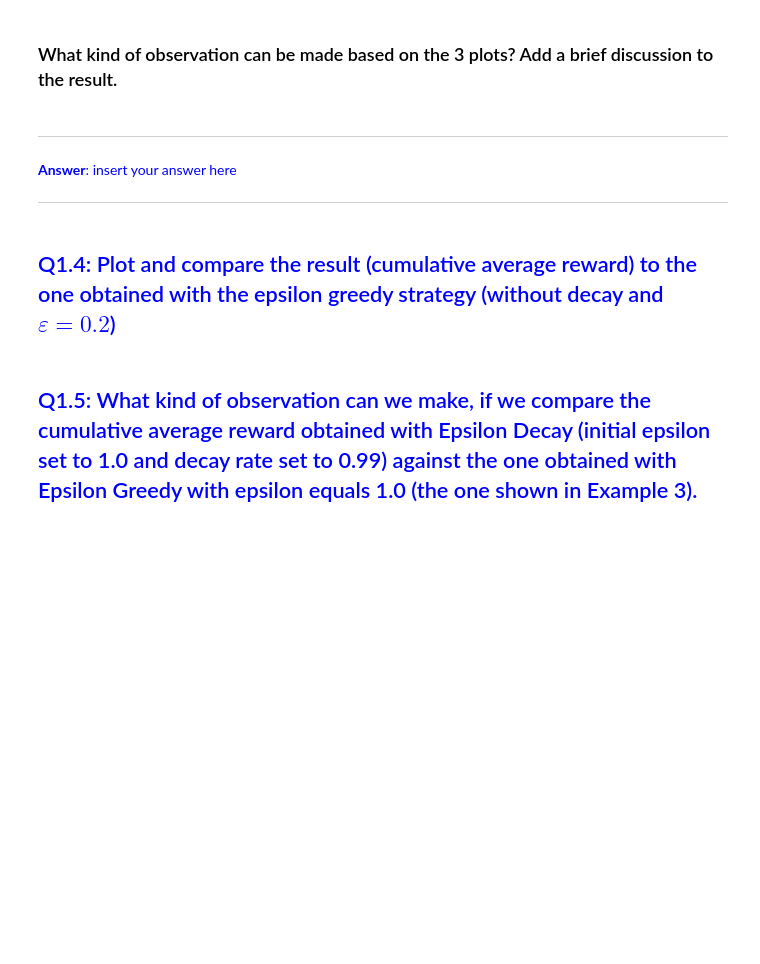
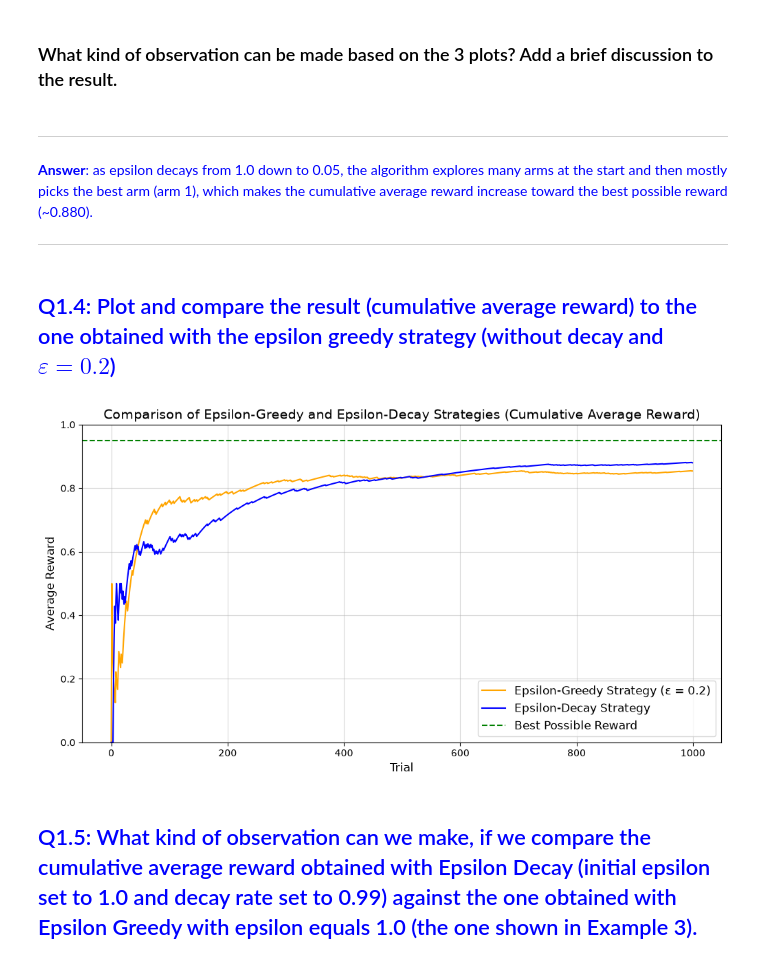
Before and after one commit to chikooooo/Statistics, a Jupyter notebook: Lab 9/TP9_Exploitation_Exploration.ipynb, the cells around one changed output. Cells and saved outputs as stored; diff of their text form; code cells hidden in the pictures; blank space fills up the shorter version.

```diff
--- a/Lab 9/TP9_Exploitation_Exploration.ipynb
+++ b/Lab 9/TP9_Exploitation_Exploration.ipynb
@@ -486,15 +598,28 @@ plt.show()
 ----
 <div style="color:blue">
 
-**Answer**: insert your answer here
-
+**Answer**: as epsilon decays from 1.0 down to 0.05, the algorithm explores many arms at the start and then mostly picks the best arm (arm 1), which makes the cumulative average reward increase toward the best possible reward (~0.880).
 </div>
 
 ----
 # %% [markdown]
 ## <span style="color:blue"> Q1.4: Plot and compare the result (cumulative average reward) to the one obtained with the epsilon greedy strategy (without decay and $ε = 0.2$)
 # %%
-### insert your code here
+plt.figure(figsize=(12, 6))
+
+plt.plot(epsilon_greedy_avg_rewards, label='Epsilon-Greedy Strategy (ε = 0.2)', color='orange')
+plt.plot(epsilon_decay_avg_rewards, color='blue', label='Epsilon-Decay Strategy')
+plt.axhline(np.max(reward_probs), color='green', linestyle='--', label='Best Possible Reward')
+
+plt.xlabel('Trial', fontsize=12)
+plt.ylabel('Average Reward', fontsize=12)
+plt.title('Comparison of Epsilon-Greedy and Epsilon-Decay Strategies (Cumulative Average Reward)', fontsize=14)
+plt.legend(fontsize=12)
+plt.ylim(0, 1)
+plt.grid(alpha=0.5)
+plt.show()
+# %% [output]
+[figure, added]
 # %% [markdown]
 ## <span style="color:blue"> Q1.5: What kind of observation can we make, if we compare the cumulative average reward obtained with Epsilon Decay (initial epsilon set to 1.0 and decay rate set to 0.99) against the one obtained with Epsilon Greedy with epsilon equals 1.0 (the one shown in Example 3).
 # %% [markdown]
```
Also changed, not shown: parts of 12 cells of this notebook, 3 other files.
